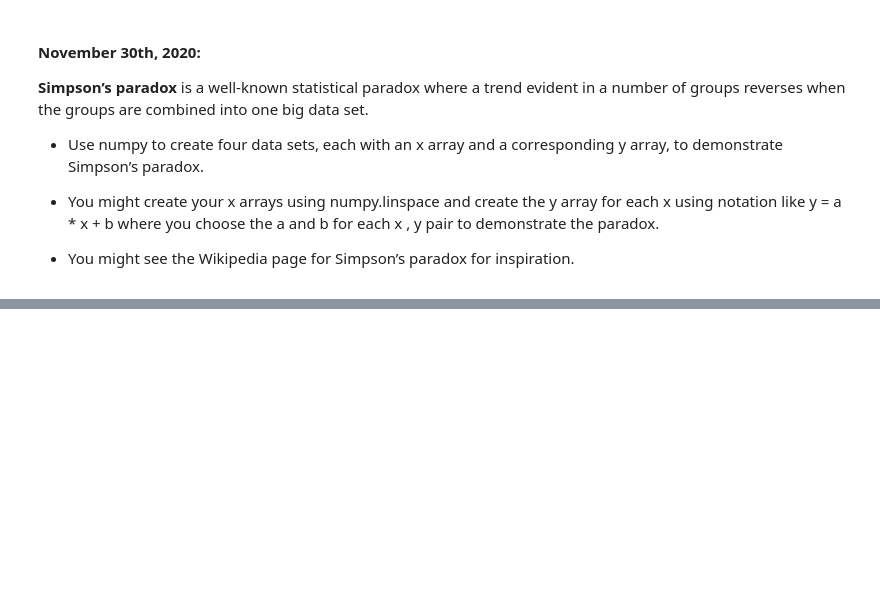
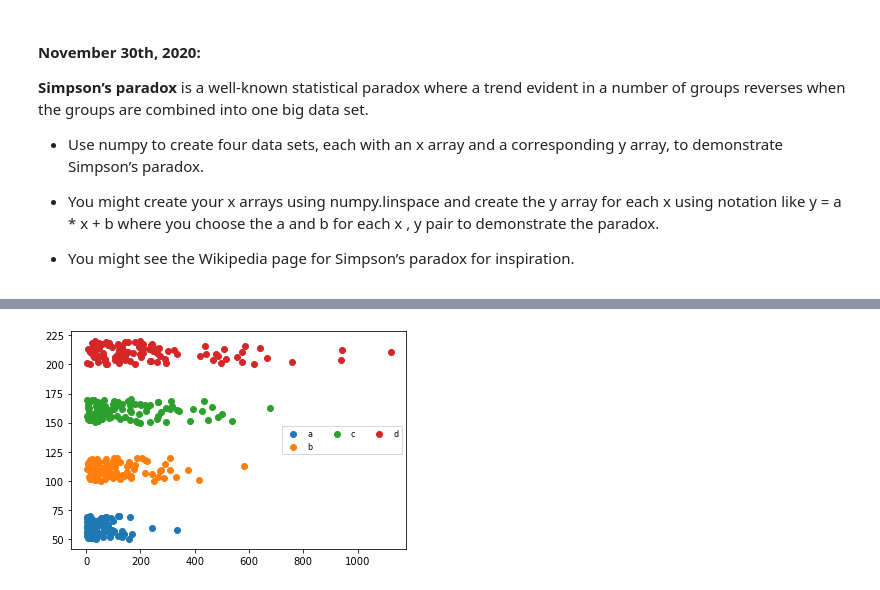
Before and after one commit to PJFinnerty/Tasks-2020---Fundamentals-of-DA, a Jupyter notebook: Task4.ipynb, the cells around one changed output, grey strips where cells are left out. Cells and saved outputs as stored; diff of their text form; code cells hidden in the pictures; blank space fills up the shorter version.

```diff
--- a/Task4.ipynb
+++ b/Task4.ipynb
@@ -36,0 +78,45 @@ rng = np.random.default_rng(0)
+# %%
+# Set Numpy's RNG Constructor and seed value
+rng = np.random.default_rng(42)
+
+# Create z variables using linspace to create 20 data points
+# Create x variable that rearranges the z values into the exponential distribution
+# Create y variables that take z from x variables
+
+# Repeat so that 4 datasets have been created
+z5 = np.linspace(50, 70, 100)
+x5 = rng.exponential(z5)
+y5 = 120 - z5
+
+z6 = np.linspace(100, 120, 100)
+x6 = rng.exponential(z6)
+y6 = 170 - z5
+
+z7 = np.linspace(150, 170, 100)
+x7 = rng.exponential(z7)
+y7 = 220 - z5
+
+z8 = np.linspace(200, 220, 100)
+x8 = rng.exponential(z8)
+y8 = 270 - z5
+
+# Assign each dataset to a scattplot function, subbing in x and y values
+a = plt.scatter(x=x5, y=y5)
+b = plt.scatter(x=x6, y=y6)
+c = plt.scatter(x=x7, y=y7)
+d = plt.scatter(x=x8, y=y8)
+
+
+
+# Add a legend for clarity
+plt.legend((a, b, c, d),
+           ('a', 'b', 'c', 'd'),
+           scatterpoints=1,
+           loc='right',
+           ncol=3,
+           fontsize=8)
+
+
+plt.show()
+# %% [output]
+[figure, added]
```
Also changed, not shown: parts of 30 cells of this notebook, 7 other files.
